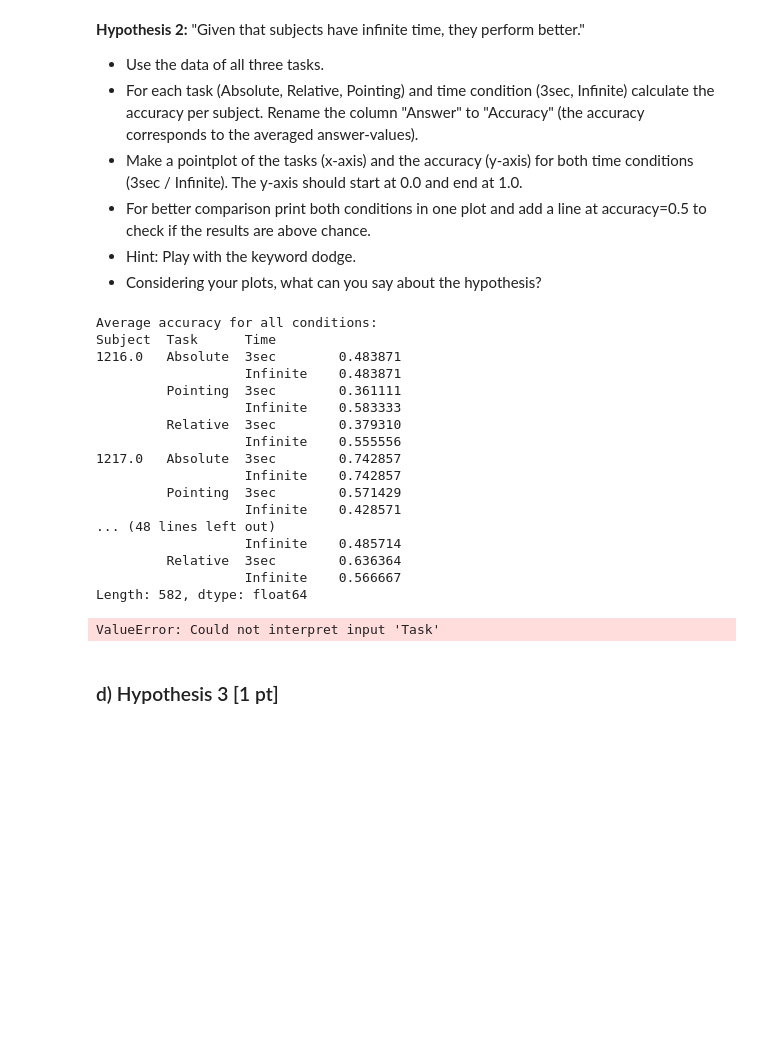
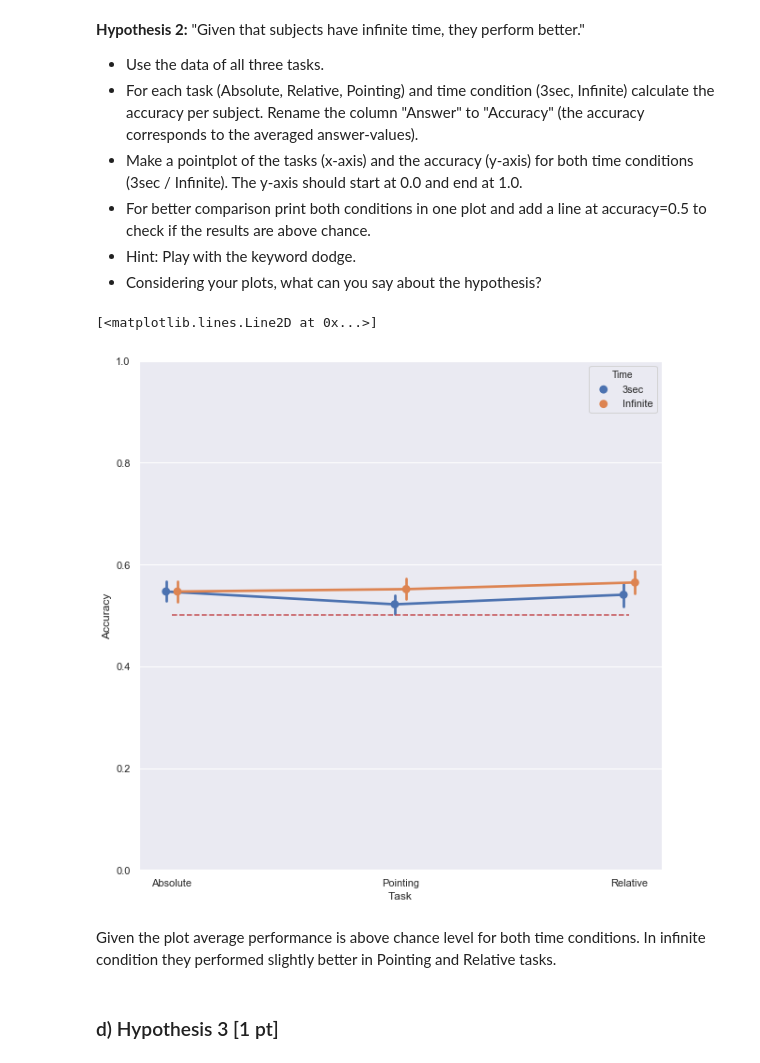
Before and after one commit to NBP-ACC/week-5-acc_8, a Jupyter notebook: sheet03.ipynb, the cells around one changed output. Drawn from its saved outputs; the diff is of its cells as text; code cells hidden in the pictures; blank space fills up the shorter version.

```diff
--- a/sheet03.ipynb
+++ b/sheet03.ipynb
@@ -235,31 +235,21 @@ There is a weak positive correlation between RT and accuracy.
 # %%
 # TODO
 No_Out_concat_avg = pd.DataFrame(columns=['Answer'])
-No_Out_concat_avg = No_Out_concat.groupby(['Subject', 'Task', 'Time'])['Answer'].mean()
+No_Out_concat_avg = No_Out_concat.groupby(['Subject', 'Task', 'Time'], as_index=False)['Answer'].mean()
 No_Out_concat_avg.rename(columns={'Answer': 'Accuracy'}, inplace=True)
-print("Average accuracy for all conditions:")
-print(No_Out_concat_avg)
+#print("Average accuracy for all conditions:")
+#print(No_Out_concat_avg)
 
-fig_No_Out_concat_avg = sns.pointplot(x='Task', y='Accuracy', data=No_Out_concat_avg, hue = 'Time', ax = axes[0])
+#No_Out_concat_new = No_Out_concat.groupby(['Task', 'Time'])['Answer'].mean()
+figs, axes = plt.subplots(nrows=1, ncols=1, figsize=(10,10))
+plt.ylim(0, 1)
+fig_No_Out_concat_avg = sns.pointplot(x='Task', y='Accuracy', data=No_Out_concat_avg, hue = 'Time', dodge= True)
+plt.plot(np.linspace(0,2,1000), [0.5]*1000, 'r--')
 # %% [output]
-Average accuracy for all conditions:
-Subject  Task      Time
-1216.0   Absolute  3sec        0.483871
-                   Infinite    0.483871
-         Pointing  3sec        0.361111
-                   Infinite    0.583333
-         Relative  3sec        0.379310
-                   Infinite    0.555556
-1217.0   Absolute  3sec        0.742857
-                   Infinite    0.742857
-         Pointing  3sec        0.571429
-                   Infinite    0.428571
-... (48 lines left out)
-                   Infinite    0.485714
-         Relative  3sec        0.636364
-                   Infinite    0.566667
-Length: 582, dtype: float64
+[<matplotlib.lines.Line2D at 0x...>]
-ValueError: Could not interpret input 'Task'
+[figure, added]
+# %% [markdown]
+Given the plot average performance is above chance level for both time conditions. In infinite condition they performed slightly better in Pointing and Relative tasks.
 # %% [markdown]
 ### d) Hypothesis 3 [1 pt]
 # %% [markdown]
```
Also changed, not shown: parts of 6 cells of this notebook.
